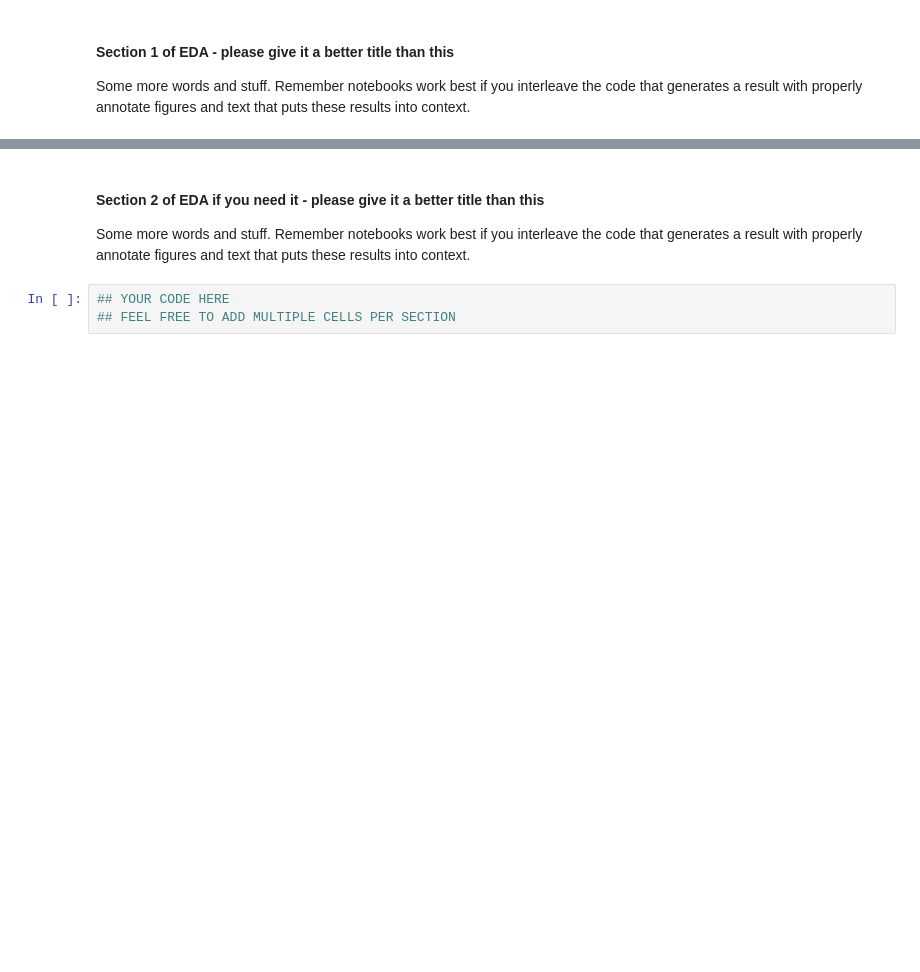
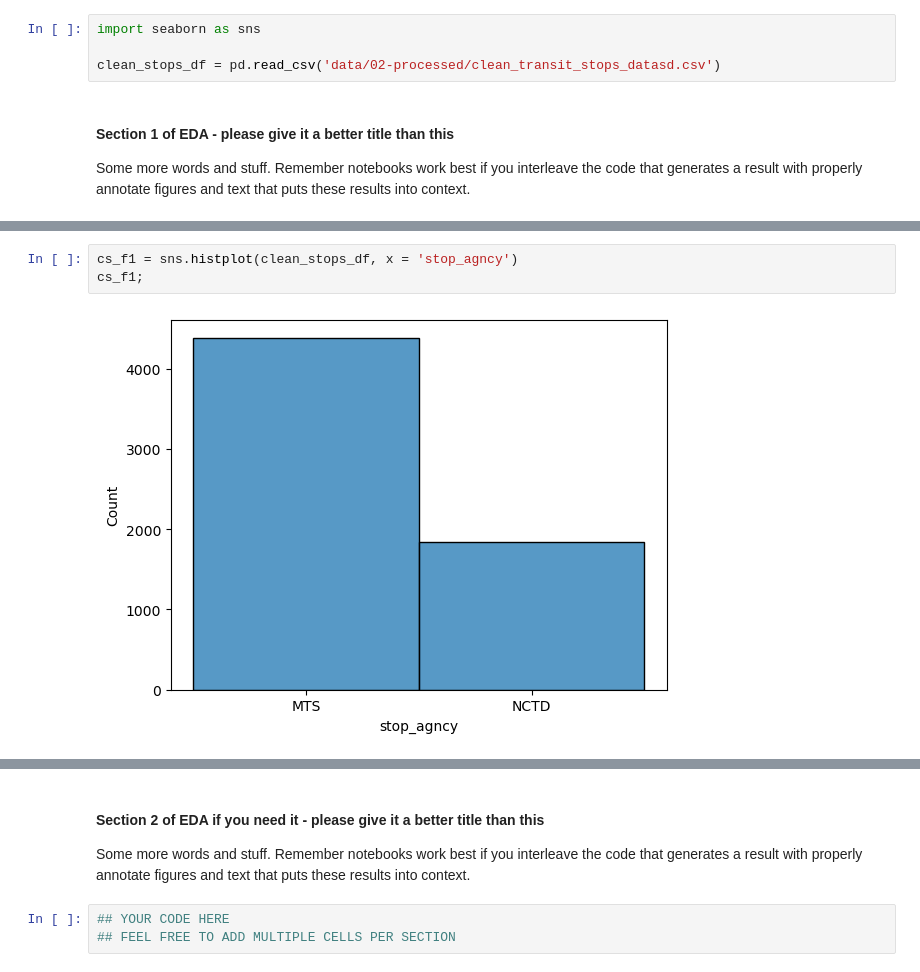
Before and after one commit to COGS108/Group022_WI26, a Jupyter notebook: 02-EDACheckpoint.ipynb, the cells around one changed output, grey strips where cells are left out. Saved outputs shown, nothing was run; the diff lists cells and outputs as text; blank space fills up the shorter version.

```diff
--- a/02-EDACheckpoint.ipynb
+++ b/02-EDACheckpoint.ipynb
@@ -495,6 +495,10 @@ Please explicitly load the fully wrangled data you will use from `data/02-proces
 Carry out whatever EDA you need to for your project in the code cells below.  Because every project will be different we can't really give you much of a template at this point. But please make sure you describe the what and why in text here as well as providing interpretation of results and context.
 
 Please note that you should consider the use of python modules in your work.  Any code which gets called repeatedly should be modularized. So if you run the same pre-processing, analysis or visualiazation on different subsets of the data, then you should turn that into a function or class.  Put that function or class in a .py file that lives in `modules/`.  Import the module you made and use it to get your work done.  For reference see `get_raw()` which is inside `modules/get_data.py`.
+# %%
+import seaborn as sns
+
+clean_stops_df = pd.read_csv('data/02-processed/clean_transit_stops_datasd.csv')
 # %% [markdown]
 #### Section 1 of EDA - please give it a better title than this
 
@@ -504,0 +524,5 @@ Some more words and stuff.  Remember notebooks work best if you interleave the c
+# %%
+cs_f1 = sns.histplot(clean_stops_df, x = 'stop_agncy')
+cs_f1;
+# %% [output]
+[figure, added]
```
Also changed, not shown: parts of 2 cells of this notebook.
